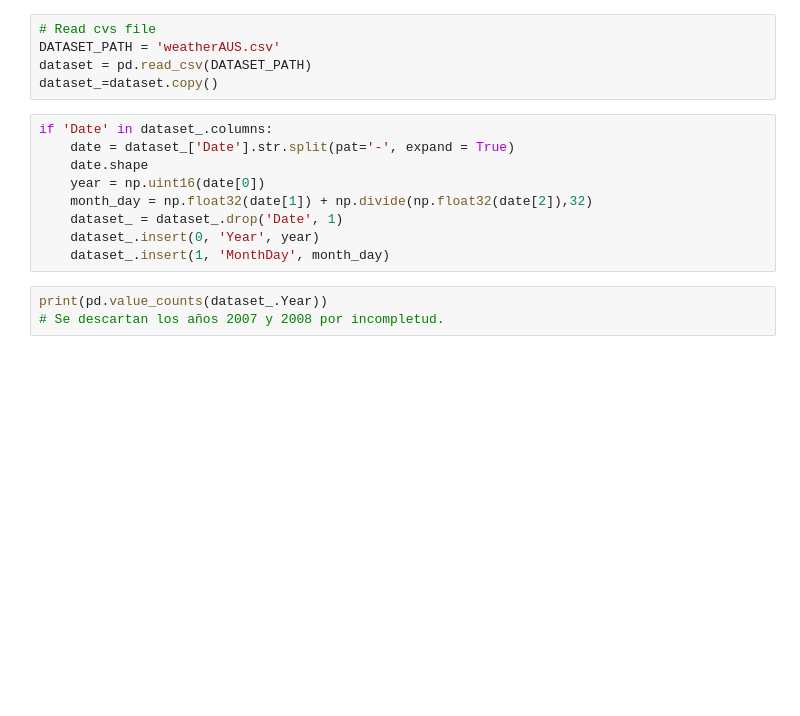
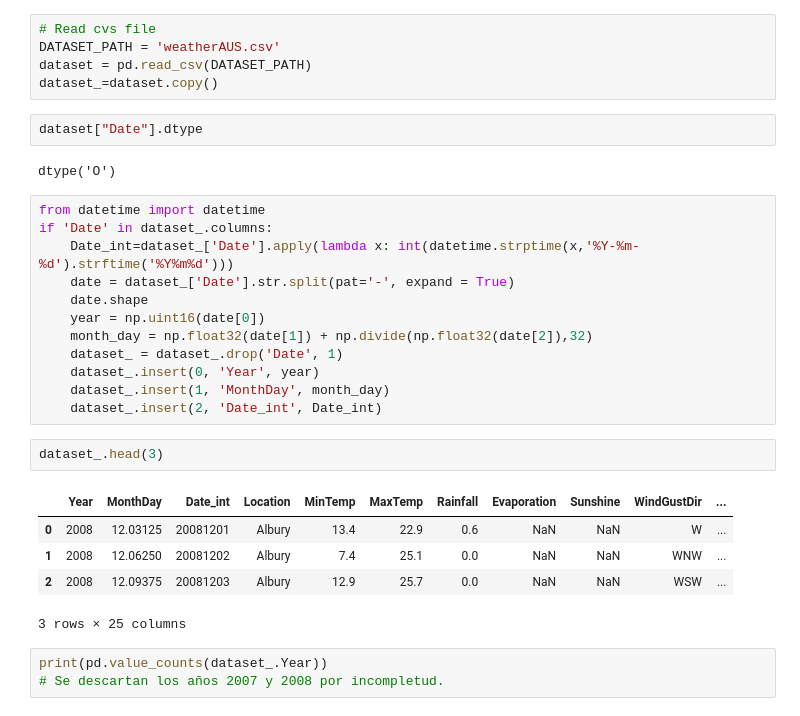
Before and after one commit to ezeguins/analisis_datos_TP, a Jupyter notebook: visualization2.ipynb, the cells around one changed output. Cells and saved outputs as stored; diff of their text form; blank space fills up the shorter version.

```diff
--- a/visualization2.ipynb
+++ b/visualization2.ipynb
@@ -14,8 +14,14 @@ warnings.simplefilter(action='ignore', category=FutureWarning)
 DATASET_PATH = 'weatherAUS.csv'
 dataset = pd.read_csv(DATASET_PATH)
 dataset_=dataset.copy()
+# %%
+dataset["Date"].dtype
+# %% [output]
+dtype('O')
 # %%
+from datetime import datetime
 if 'Date' in dataset_.columns:
+    Date_int=dataset_['Date'].apply(lambda x: int(datetime.strptime(x,'%Y-%m-%d').strftime('%Y%m%d')))
     date = dataset_['Date'].str.split(pat='-', expand = True)
     date.shape
     year = np.uint16(date[0])
@@ -23,6 +29,15 @@ if 'Date' in dataset_.columns:
     dataset_ = dataset_.drop('Date', 1)
     dataset_.insert(0, 'Year', year)
     dataset_.insert(1, 'MonthDay', month_day)
+    dataset_.insert(2, 'Date_int', Date_int)
+# %%
+dataset_.head(3)
+# %% [output]
+|  | Year | MonthDay | Date_int | Location | MinTemp | MaxTemp | Rainfall | Evaporation | Sunshine | WindGustDir | ... |
+| 0 | 2008 | 12.03125 | 20081201 | Albury | 13.4 | 22.9 | 0.6 | NaN | NaN | W | ... |
+| 1 | 2008 | 12.06250 | 20081202 | Albury | 7.4 | 25.1 | 0.0 | NaN | NaN | WNW | ... |
+| 2 | 2008 | 12.09375 | 20081203 | Albury | 12.9 | 25.7 | 0.0 | NaN | NaN | WSW | ... |
+3 rows × 25 columns
 # %%
 print(pd.value_counts(dataset_.Year))
 # Se descartan los años 2007 y 2008 por incompletud.
```
Also changed, not shown: parts of 7 cells of this notebook.
